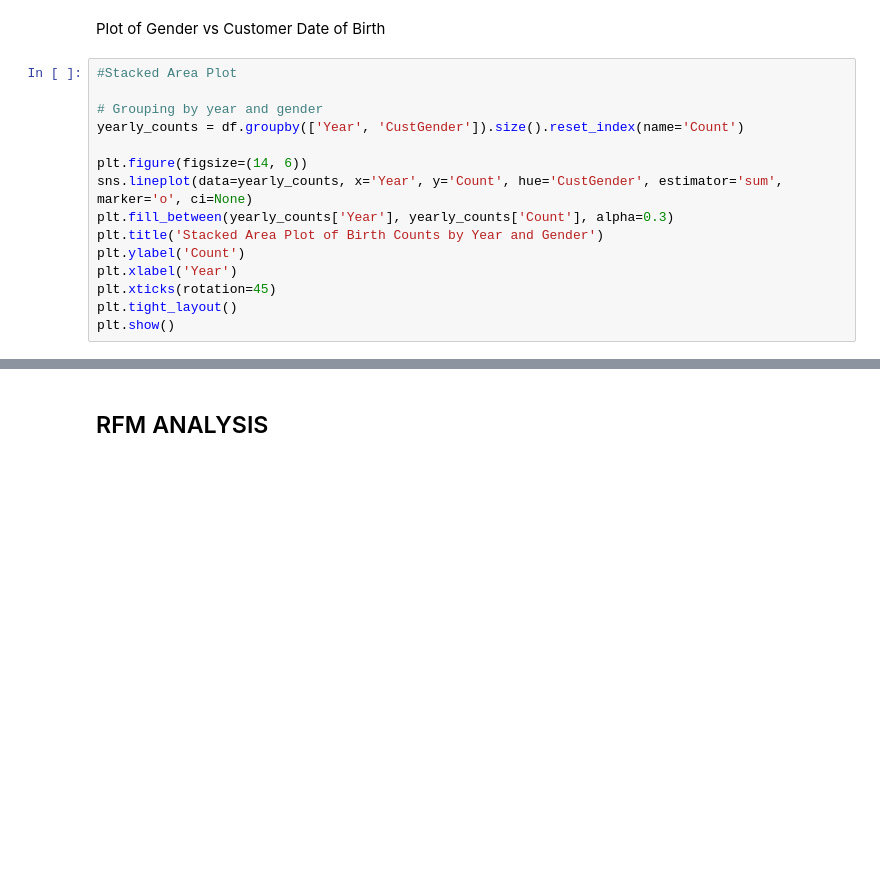
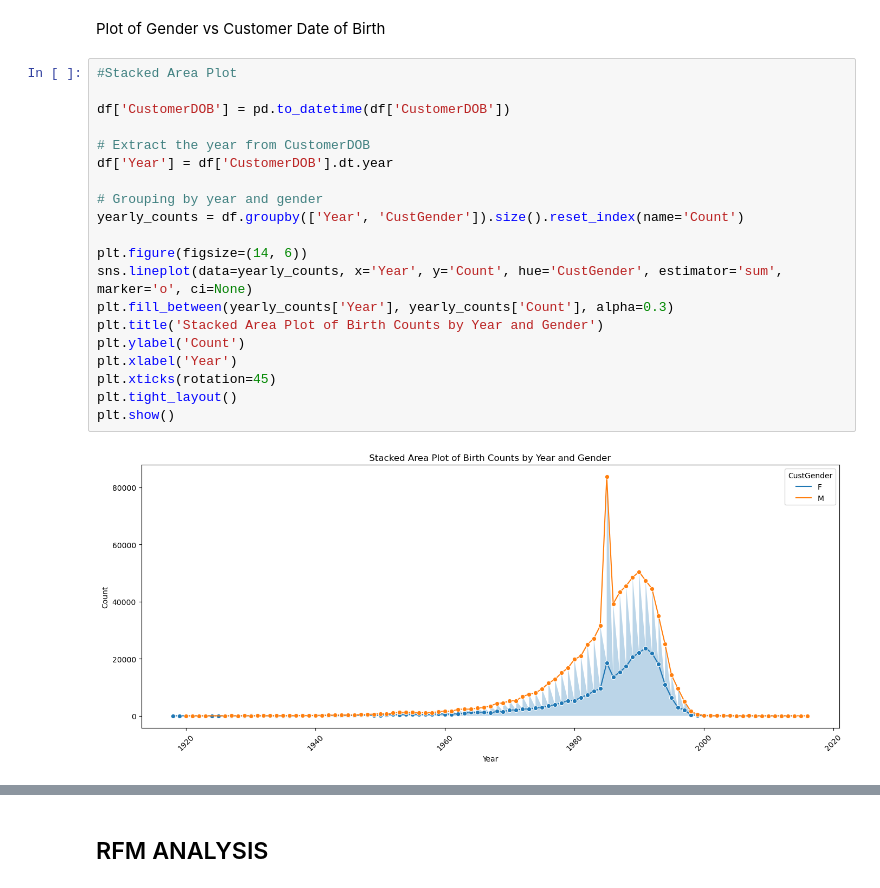
Before and after one commit to joachinhimself/RFM-Analysis, a Jupyter notebook: Notebooks/RFM Analysis Solution.ipynb, the cells around one changed output, grey strips where cells are left out. Saved outputs shown, nothing was run; the diff lists cells and outputs as text; blank space fills up the shorter version.

```diff
--- a/Notebooks/RFM Analysis Solution.ipynb
+++ b/Notebooks/RFM Analysis Solution.ipynb
@@ -544,19 +651,26 @@ plt.show()
 Plot of Gender vs Customer Date of Birth
 # %%
 #Stacked Area Plot
+
+df['CustomerDOB'] = pd.to_datetime(df['CustomerDOB'])
+
+# Extract the year from CustomerDOB
+df['Year'] = df['CustomerDOB'].dt.year
 
 # Grouping by year and gender
 yearly_counts = df.groupby(['Year', 'CustGender']).size().reset_index(name='Count')
 
 plt.figure(figsize=(14, 6))
 sns.lineplot(data=yearly_counts, x='Year', y='Count', hue='CustGender', estimator='sum', marker='o', ci=None)
 plt.fill_between(yearly_counts['Year'], yearly_counts['Count'], alpha=0.3)
 plt.title('Stacked Area Plot of Birth Counts by Year and Gender')
 plt.ylabel('Count')
 plt.xlabel('Year')
 plt.xticks(rotation=45)
 plt.tight_layout()
 plt.show()
+# %% [output]
+[figure, added]
 # %%
 # hist plot
 
```
Also changed, not shown: parts of 33 cells of this notebook.
